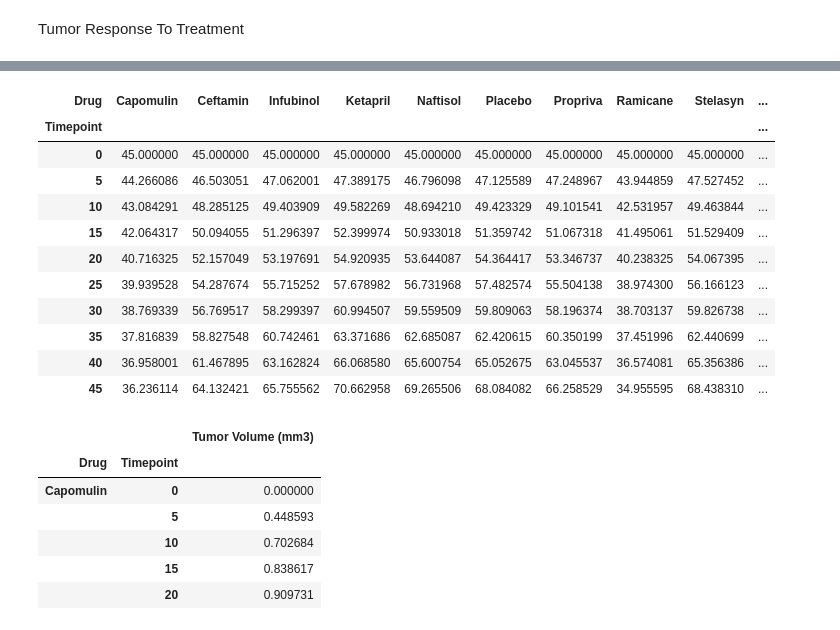
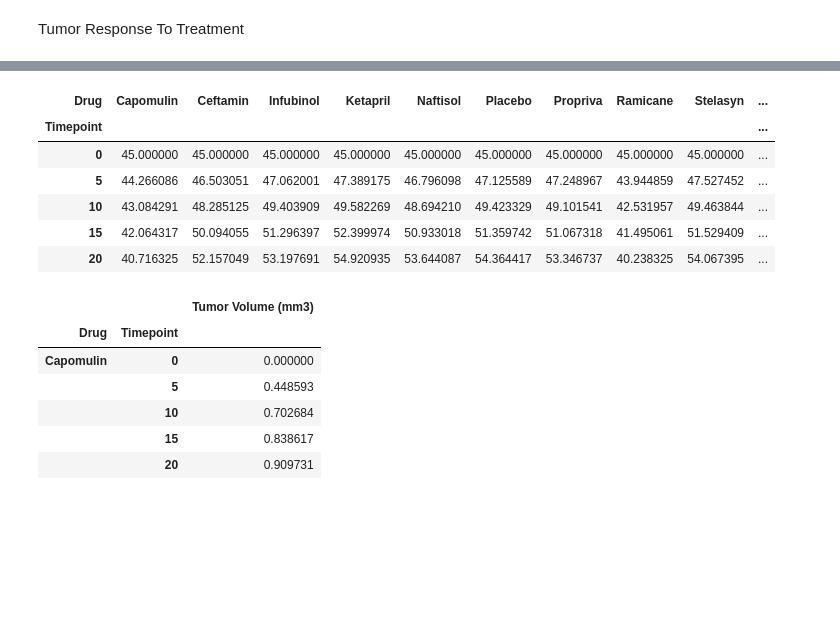
Before and after one commit to pharmon9847/matplotlib-challenge, a Jupyter notebook: PymaceuticalsMain.ipynb, the cells around one changed output, grey strips where cells are left out. Drawn from its saved outputs; the diff is of its cells as text; code cells hidden in the pictures; blank space fills up the shorter version.

```diff
--- a/PymaceuticalsMain.ipynb
+++ b/PymaceuticalsMain.ipynb
@@ -54,7 +54,7 @@ clinical_trial_data_df.head()
 | 4 | c819 | 0 | 45.0 | 0 |
 # %%
 # Combine the data into a single data
-mouse_data_complete_df = pd.merge(mouse_drug_data, clinical_trial_data, on="Mouse ID")
+mouse_data_complete_df = pd.merge(mouse_drug_data_df, clinical_trial_data_df, on="Mouse ID")
 mouse_data_complete_df.head()
 # %% [output]
 |  | Mouse ID | Drug | Timepoint | Tumor Volume (mm3) | Metastatic Sites |
@@ -90,11 +90,11 @@ mouse_data_complete_df.head()
 Tumor Response To Treatment
 # %%
 # Store the Mean Tumor Volume Data Grouped by Drug and Timepoint
-tumor_volume_mean = mouse_data_complete_df.groupby(["Drug", "Timepoint"]).mean()["Tumor Volume (mm3)"]
+tumor_treatment_response_mean = mouse_data_complete_df.groupby(["Drug", "Timepoint"]).mean()
 
 # Convert to DataFrame
-tumor_volume_mean = pd.DataFrame(tumor_volume_mean)
+tumor_treatment_response_mean = pd.DataFrame(tumor_treatment_response_mean)
 
 # Preview DataFrame
-tumor_volume_mean
+tumor_treatment_response_mean.head()
 # %% [output]
@@ -132,22 +108,17 @@ tumor_volume_mean
 # %%
 # Minor Data Munging to Re-Format the Data Frames
-tumor_volume_mean = tumor_volume_mean.reset_index()
-tumor_volume_pivot_mean = tumor_volume_mean.pivot(index="Timepoint", columns="Drug")["Tumor Volume (mm3)"]
+tumor_treatment_response_mean = tumor_treatment_response_mean.reset_index()
+tumor_treatment_response_pivot_mean = tumor_treatment_response_mean.pivot(index="Timepoint", columns="Drug")["Tumor Volume (mm3)"]
 # %%
 # Preview that reformatting worked
-tumor_volume_pivot_mean
+tumor_treatment_response_pivot_mean.head()
 # %% [output]
 | Drug | Capomulin | Ceftamin | Infubinol | Ketapril | Naftisol | Placebo | Propriva | Ramicane | Stelasyn | ... |
 | Timepoint |  |  |  |  |  |  |  |  |  | ... |
 | 0 | 45.000000 | 45.000000 | 45.000000 | 45.000000 | 45.000000 | 45.000000 | 45.000000 | 45.000000 | 45.000000 | ... |
 | 5 | 44.266086 | 46.503051 | 47.062001 | 47.389175 | 46.796098 | 47.125589 | 47.248967 | 43.944859 | 47.527452 | ... |
 | 10 | 43.084291 | 48.285125 | 49.403909 | 49.582269 | 48.694210 | 49.423329 | 49.101541 | 42.531957 | 49.463844 | ... |
 | 15 | 42.064317 | 50.094055 | 51.296397 | 52.399974 | 50.933018 | 51.359742 | 51.067318 | 41.495061 | 51.529409 | ... |
 | 20 | 40.716325 | 52.157049 | 53.197691 | 54.920935 | 53.644087 | 54.364417 | 53.346737 | 40.238325 | 54.067395 | ... |
-| 25 | 39.939528 | 54.287674 | 55.715252 | 57.678982 | 56.731968 | 57.482574 | 55.504138 | 38.974300 | 56.166123 | ... |
-| 30 | 38.769339 | 56.769517 | 58.299397 | 60.994507 | 59.559509 | 59.809063 | 58.196374 | 38.703137 | 59.826738 | ... |
-| 35 | 37.816839 | 58.827548 | 60.742461 | 63.371686 | 62.685087 | 62.420615 | 60.350199 | 37.451996 | 62.440699 | ... |
-| 40 | 36.958001 | 61.467895 | 63.162824 | 66.068580 | 65.600754 | 65.052675 | 63.045537 | 36.574081 | 65.356386 | ... |
-| 45 | 36.236114 | 64.132421 | 65.755562 | 70.662958 | 69.265506 | 68.084082 | 66.258529 | 34.955595 | 68.438310 | ... |
 # %%
 # Store the Standard Error of Tumor Volumes Grouped by Drug and Timepoint
```
Also changed, not shown: parts of 36 cells of this notebook, 3 other files.
